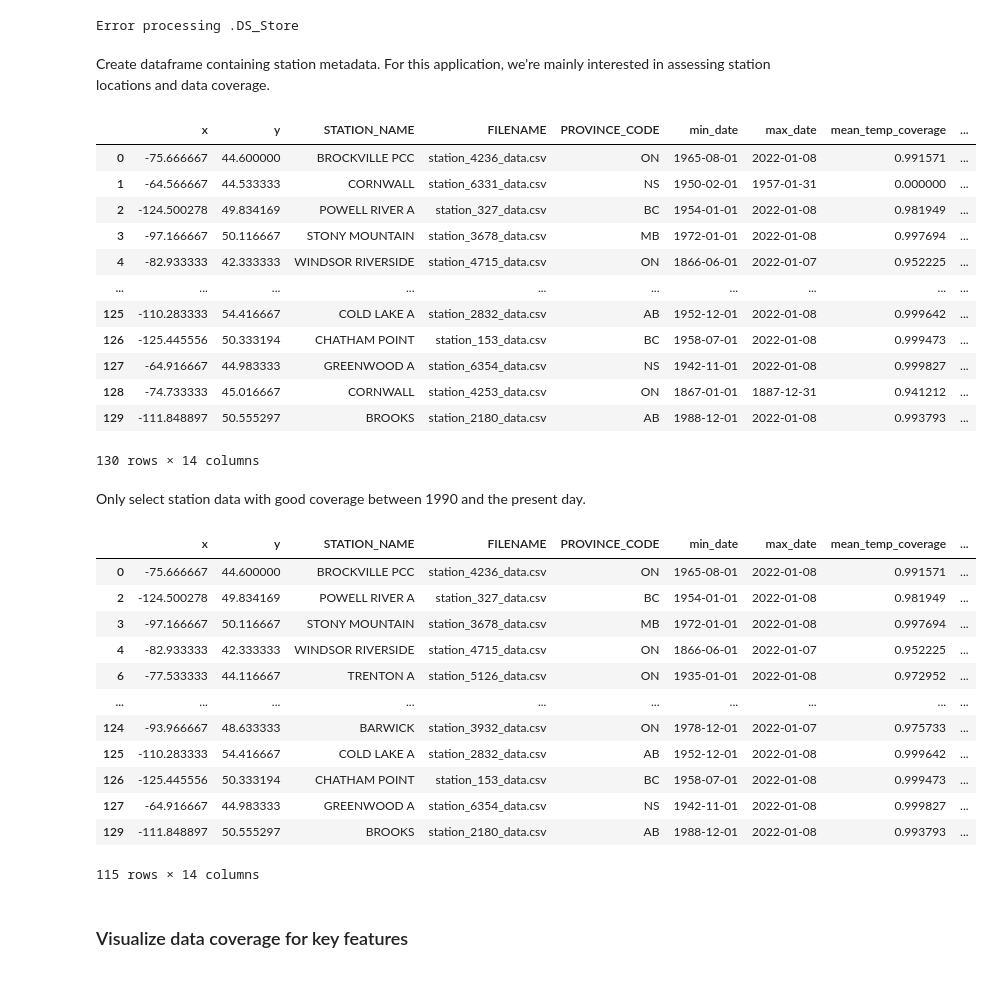
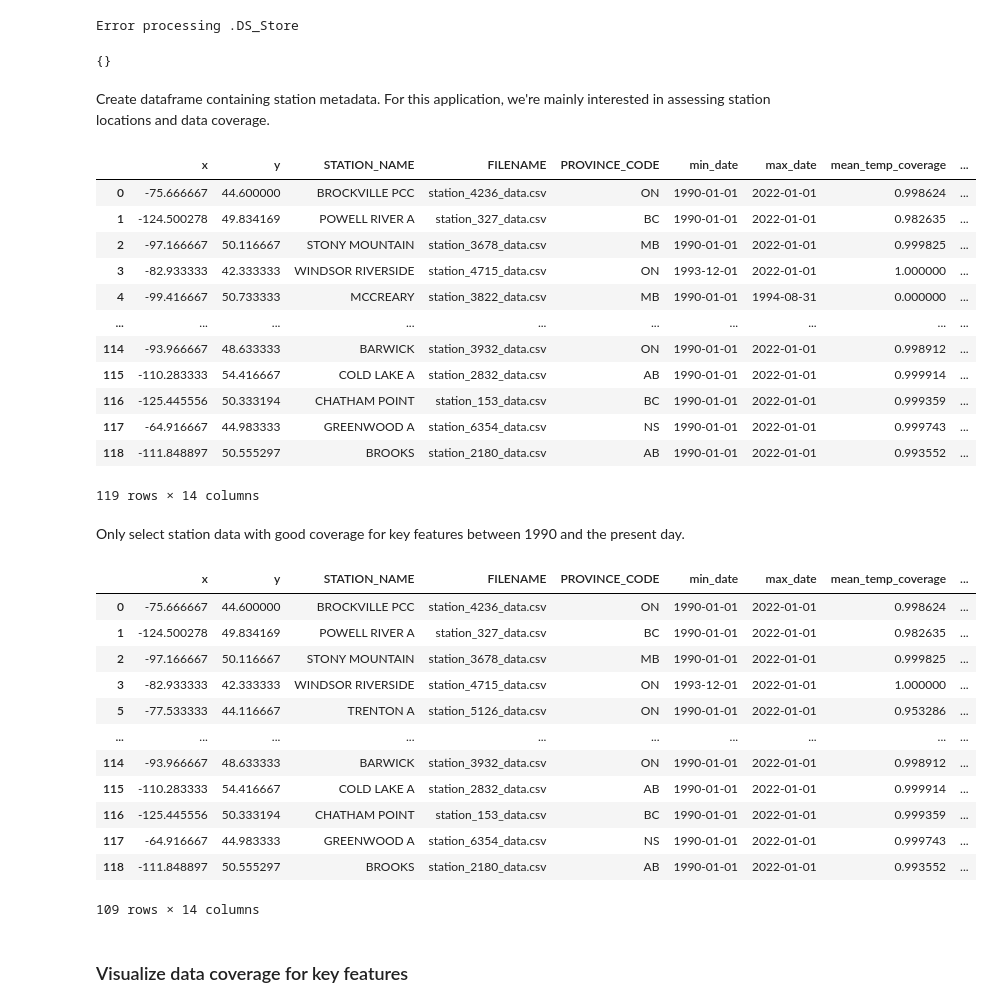
Before and after one commit to VectorInstitute/forecasting-with-dl, a Jupyter notebook: datasets/can_climate_data/load_raw_data.ipynb, the cells around one changed output. Cells and saved outputs as stored; diff of their text form; code cells hidden in the pictures.

Commit message:
updated data processing code

```diff
--- a/datasets/can_climate_data/load_raw_data.ipynb
+++ b/datasets/can_climate_data/load_raw_data.ipynb
@@ -25,16 +23,25 @@ for f in files:
                 df.insert(loc=3, column='FILENAME', value=f)
                 df = df.set_index("LOCAL_DATE")
                 df.index = pd.DatetimeIndex(df.index)
-                all_station_dfs[f] = df
+                df = df.loc[(df.index >= '1990-01-01') & (df.index <= '2022-01-01')]
+                if len(df) > 0:
+                    all_station_dfs[f] = df
         else:
             df.insert(loc=3, column='FILENAME', value=f)
             df = df.set_index("LOCAL_DATE")
             df.index = pd.DatetimeIndex(df.index)
+            df = df.loc[(df.index.min() >='1990-01-01') & (df.index <= '2022-01-01')]
+            if len(df) > 0:
+                all_station_dfs[f] = df
             all_station_dfs[f] = df
     except Exception as e:
         print(f"Error processing {f}")
 # %% [output]
 Error processing .DS_Store
+# %%
+all_station_dfs
+# %% [output]
+{}
 # %% [markdown]
 Create dataframe containing station metadata. For this application, we're mainly interested in assessing station locations and data coverage.
 # %%
@@ -62,38 +69,38 @@ metadata_df = pd.DataFrame(all_station_metadata)
 metadata_df
 # %% [output]
 |  | x | y | STATION_NAME | FILENAME | PROVINCE_CODE | min_date | max_date | mean_temp_coverage | ... |
-| 0 | -75.666667 | 44.600000 | BROCKVILLE PCC | station_4236_data.csv | ON | 1965-08-01 | 2022-01-08 | 0.991571 | ... |
-| 1 | -64.566667 | 44.533333 | CORNWALL | station_6331_data.csv | NS | 1950-02-01 | 1957-01-31 | 0.000000 | ... |
-| 2 | -124.500278 | 49.834169 | POWELL RIVER A | station_327_data.csv | BC | 1954-01-01 | 2022-01-08 | 0.981949 | ... |
-| 3 | -97.166667 | 50.116667 | STONY MOUNTAIN | station_3678_data.csv | MB | 1972-01-01 | 2022-01-08 | 0.997694 | ... |
-| 4 | -82.933333 | 42.333333 | WINDSOR RIVERSIDE | station_4715_data.csv | ON | 1866-06-01 | 2022-01-07 | 0.952225 | ... |
+| 0 | -75.666667 | 44.600000 | BROCKVILLE PCC | station_4236_data.csv | ON | 1990-01-01 | 2022-01-01 | 0.998624 | ... |
+| 1 | -124.500278 | 49.834169 | POWELL RIVER A | station_327_data.csv | BC | 1990-01-01 | 2022-01-01 | 0.982635 | ... |
+| 2 | -97.166667 | 50.116667 | STONY MOUNTAIN | station_3678_data.csv | MB | 1990-01-01 | 2022-01-01 | 0.999825 | ... |
+| 3 | -82.933333 | 42.333333 | WINDSOR RIVERSIDE | station_4715_data.csv | ON | 1993-12-01 | 2022-01-01 | 1.000000 | ... |
+| 4 | -99.416667 | 50.733333 | MCCREARY | station_3822_data.csv | MB | 1990-01-01 | 1994-08-31 | 0.000000 | ... |
 | ... | ... | ... | ... | ... | ... | ... | ... | ... | ... |
-| 125 | -110.283333 | 54.416667 | COLD LAKE A | station_2832_data.csv | AB | 1952-12-01 | 2022-01-08 | 0.999642 | ... |
-| 126 | -125.445556 | 50.333194 | CHATHAM POINT | station_153_data.csv | BC | 1958-07-01 | 2022-01-08 | 0.999473 | ... |
-| 127 | -64.916667 | 44.983333 | GREENWOOD A | station_6354_data.csv | NS | 1942-11-01 | 2022-01-08 | 0.999827 | ... |
-| 128 | -74.733333 | 45.016667 | CORNWALL | station_4253_data.csv | ON | 1867-01-01 | 1887-12-31 | 0.941212 | ... |
-| 129 | -111.848897 | 50.555297 | BROOKS | station_2180_data.csv | AB | 1988-12-01 | 2022-01-08 | 0.993793 | ... |
+| 114 | -93.966667 | 48.633333 | BARWICK | station_3932_data.csv | ON | 1990-01-01 | 2022-01-01 | 0.998912 | ... |
+| 115 | -110.283333 | 54.416667 | COLD LAKE A | station_2832_data.csv | AB | 1990-01-01 | 2022-01-01 | 0.999914 | ... |
+| 116 | -125.445556 | 50.333194 | CHATHAM POINT | station_153_data.csv | BC | 1990-01-01 | 2022-01-01 | 0.999359 | ... |
+| 117 | -64.916667 | 44.983333 | GREENWOOD A | station_6354_data.csv | NS | 1990-01-01 | 2022-01-01 | 0.999743 | ... |
+| 118 | -111.848897 | 50.555297 | BROOKS | station_2180_data.csv | AB | 1990-01-01 | 2022-01-01 | 0.993552 | ... |
-130 rows × 14 columns
+119 rows × 14 columns
 # %% [markdown]
-Only select station data with good coverage between 1990 and the present day.
+Only select station data with good coverage for key features between 1990 and the present day.
 # %%
-qualifying_stations = metadata_df.loc[(metadata_df.min_date <= '1990-01-01') & (metadata_df.max_date >= '2022-01-01')]
+qualifying_stations = metadata_df.loc[(metadata_df.mean_temp_coverage >= 0.95) & (metadata_df.total_precipitation_coverage >= 0.95)]
 qualifying_stations.to_csv('station_metadata.csv')
 qualifying_stations
 # %% [output]
 |  | x | y | STATION_NAME | FILENAME | PROVINCE_CODE | min_date | max_date | mean_temp_coverage | ... |
-| 0 | -75.666667 | 44.600000 | BROCKVILLE PCC | station_4236_data.csv | ON | 1965-08-01 | 2022-01-08 | 0.991571 | ... |
-| 2 | -124.500278 | 49.834169 | POWELL RIVER A | station_327_data.csv | BC | 1954-01-01 | 2022-01-08 | 0.981949 | ... |
-| 3 | -97.166667 | 50.116667 | STONY MOUNTAIN | station_3678_data.csv | MB | 1972-01-01 | 2022-01-08 | 0.997694 | ... |
-| 4 | -82.933333 | 42.333333 | WINDSOR RIVERSIDE | station_4715_data.csv | ON | 1866-06-01 | 2022-01-07 | 0.952225 | ... |
-| 6 | -77.533333 | 44.116667 | TRENTON A | station_5126_data.csv | ON | 1935-01-01 | 2022-01-08 | 0.972952 | ... |
+| 0 | -75.666667 | 44.600000 | BROCKVILLE PCC | station_4236_data.csv | ON | 1990-01-01 | 2022-01-01 | 0.998624 | ... |
+| 1 | -124.500278 | 49.834169 | POWELL RIVER A | station_327_data.csv | BC | 1990-01-01 | 2022-01-01 | 0.982635 | ... |
+| 2 | -97.166667 | 50.116667 | STONY MOUNTAIN | station_3678_data.csv | MB | 1990-01-01 | 2022-01-01 | 0.999825 | ... |
+| 3 | -82.933333 | 42.333333 | WINDSOR RIVERSIDE | station_4715_data.csv | ON | 1993-12-01 | 2022-01-01 | 1.000000 | ... |
+| 5 | -77.533333 | 44.116667 | TRENTON A | station_5126_data.csv | ON | 1990-01-01 | 2022-01-01 | 0.953286 | ... |
 | ... | ... | ... | ... | ... | ... | ... | ... | ... | ... |
-| 124 | -93.966667 | 48.633333 | BARWICK | station_3932_data.csv | ON | 1978-12-01 | 2022-01-07 | 0.975733 | ... |
-| 125 | -110.283333 | 54.416667 | COLD LAKE A | station_2832_data.csv | AB | 1952-12-01 | 2022-01-08 | 0.999642 | ... |
-| 126 | -125.445556 | 50.333194 | CHATHAM POINT | station_153_data.csv | BC | 1958-07-01 | 2022-01-08 | 0.999473 | ... |
-| 127 | -64.916667 | 44.983333 | GREENWOOD A | station_6354_data.csv | NS | 1942-11-01 | 2022-01-08 | 0.999827 | ... |
-| 129 | -111.848897 | 50.555297 | BROOKS | station_2180_data.csv | AB | 1988-12-01 | 2022-01-08 | 0.993793 | ... |
+| 114 | -93.966667 | 48.633333 | BARWICK | station_3932_data.csv | ON | 1990-01-01 | 2022-01-01 | 0.998912 | ... |
+| 115 | -110.283333 | 54.416667 | COLD LAKE A | station_2832_data.csv | AB | 1990-01-01 | 2022-01-01 | 0.999914 | ... |
+| 116 | -125.445556 | 50.333194 | CHATHAM POINT | station_153_data.csv | BC | 1990-01-01 | 2022-01-01 | 0.999359 | ... |
+| 117 | -64.916667 | 44.983333 | GREENWOOD A | station_6354_data.csv | NS | 1990-01-01 | 2022-01-01 | 0.999743 | ... |
+| 118 | -111.848897 | 50.555297 | BROOKS | station_2180_data.csv | AB | 1990-01-01 | 2022-01-01 | 0.993552 | ... |
-115 rows × 14 columns
+109 rows × 14 columns
 # %% [markdown]
 ### Visualize data coverage for key features
 # %%
```
Also changed, not shown: parts of 4 cells of this notebook, 1 other file.
